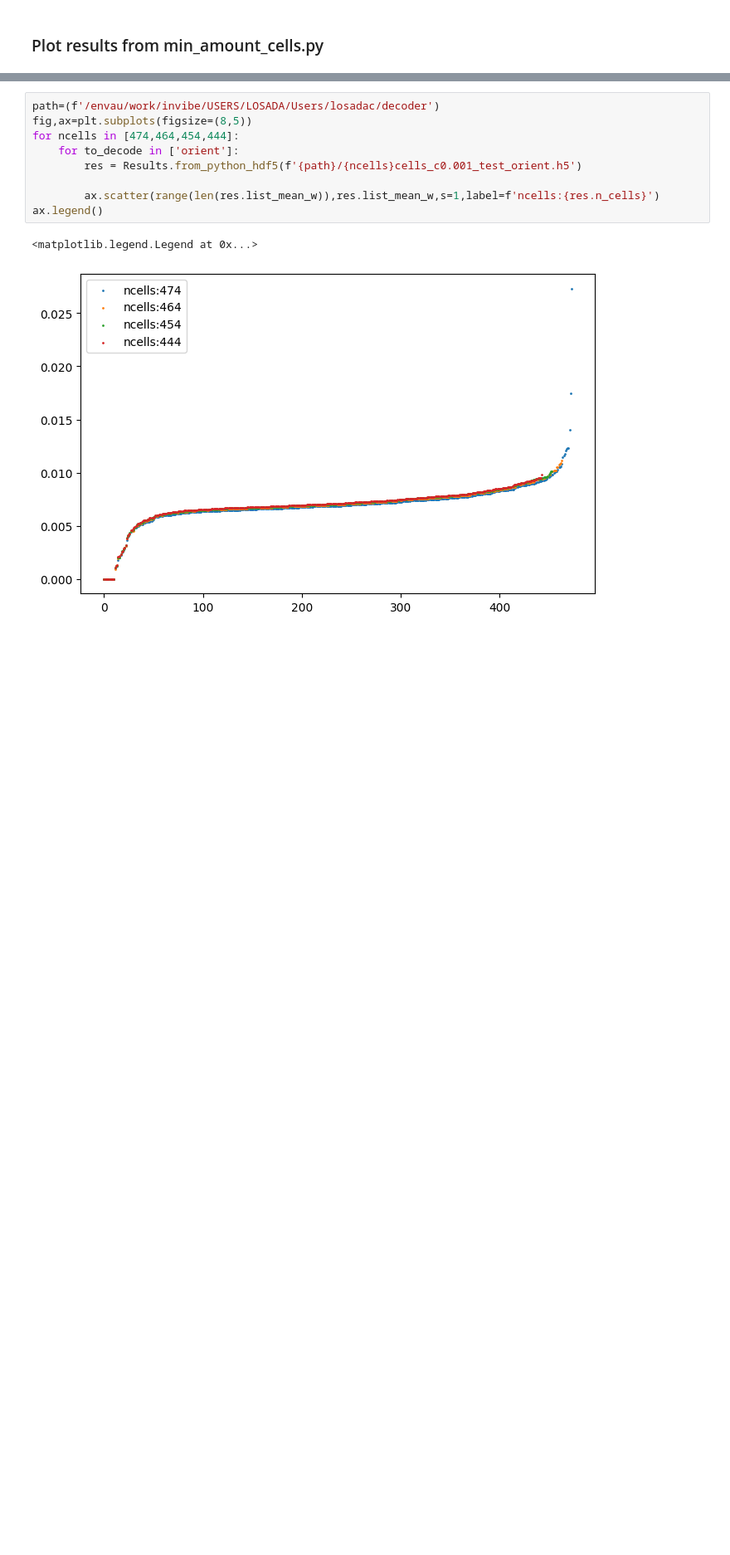
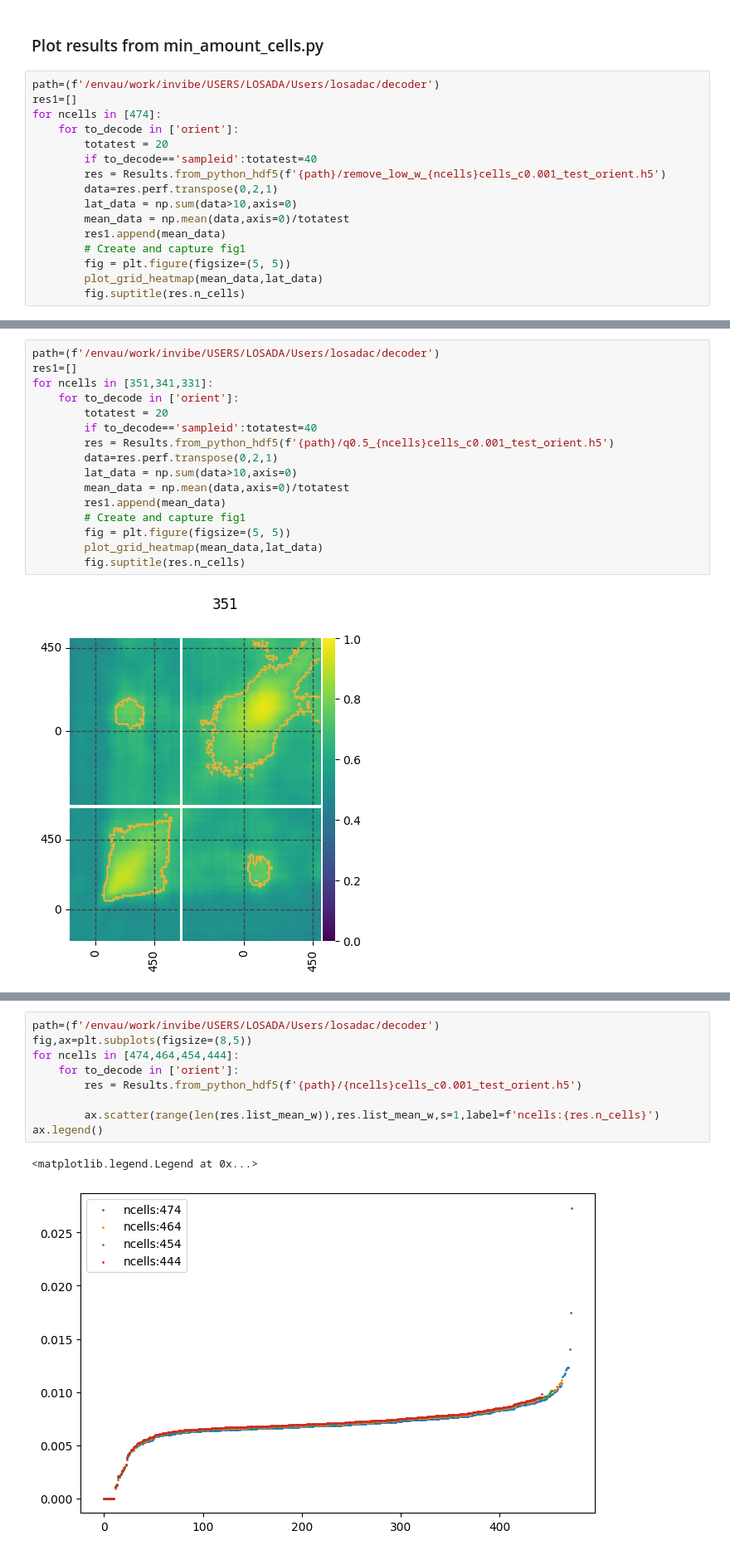
Before and after one commit to Ibos-lab/Users, a Jupyter notebook: losadac/decoder/min_amount_cells.ipynb, the cells around one changed output, grey strips where cells are left out. Shown at 83% size. Drawn from its saved outputs; the diff is of its cells as text; blank space fills up the shorter version.

```diff
--- a/losadac/decoder/min_amount_cells.ipynb
+++ b/losadac/decoder/min_amount_cells.ipynb
@@ -106,2 +110,18 @@ plt.close()
 # %% [markdown]
 ### Plot results from min_amount_cells.py
+# %%
+path=(f'/envau/work/invibe/USERS/LOSADA/Users/losadac/decoder')
+res1=[]
+for ncells in [474]:
+    for to_decode in ['orient']:
+        totatest = 20
+        if to_decode=='sampleid':totatest=40
+        res = Results.from_python_hdf5(f'{path}/remove_low_w_{ncells}cells_c0.001_test_orient.h5')
+        data=res.perf.transpose(0,2,1)
+        lat_data = np.sum(data>10,axis=0)
+        mean_data = np.mean(data,axis=0)/totatest
+        res1.append(mean_data)
+        # Create and capture fig1
+        fig = plt.figure(figsize=(5, 5))
+        plot_grid_heatmap(mean_data,lat_data)
+        fig.suptitle(res.n_cells)
@@ -107,0 +130,18 @@ plt.close()
+# %%
+path=(f'/envau/work/invibe/USERS/LOSADA/Users/losadac/decoder')
+res1=[]
+for ncells in [351,341,331]:
+    for to_decode in ['orient']:
+        totatest = 20
+        if to_decode=='sampleid':totatest=40
+        res = Results.from_python_hdf5(f'{path}/q0.5_{ncells}cells_c0.001_test_orient.h5')
+        data=res.perf.transpose(0,2,1)
+        lat_data = np.sum(data>10,axis=0)
+        mean_data = np.mean(data,axis=0)/totatest
+        res1.append(mean_data)
+        # Create and capture fig1
+        fig = plt.figure(figsize=(5, 5))
+        plot_grid_heatmap(mean_data,lat_data)
+        fig.suptitle(res.n_cells)
+# %% [output]
+[figure, added]
```
Also changed, not shown: parts of 7 cells of this notebook, 1 other file.
